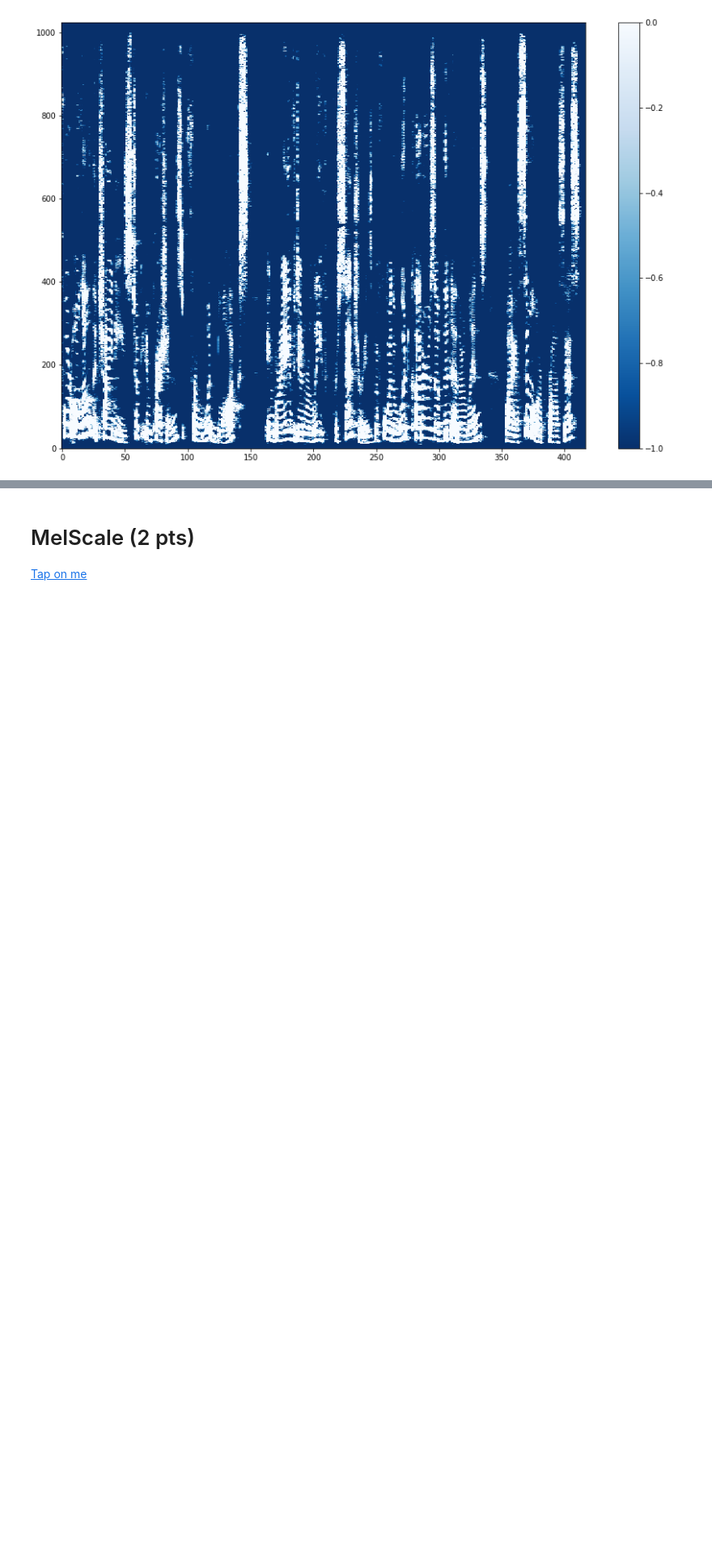
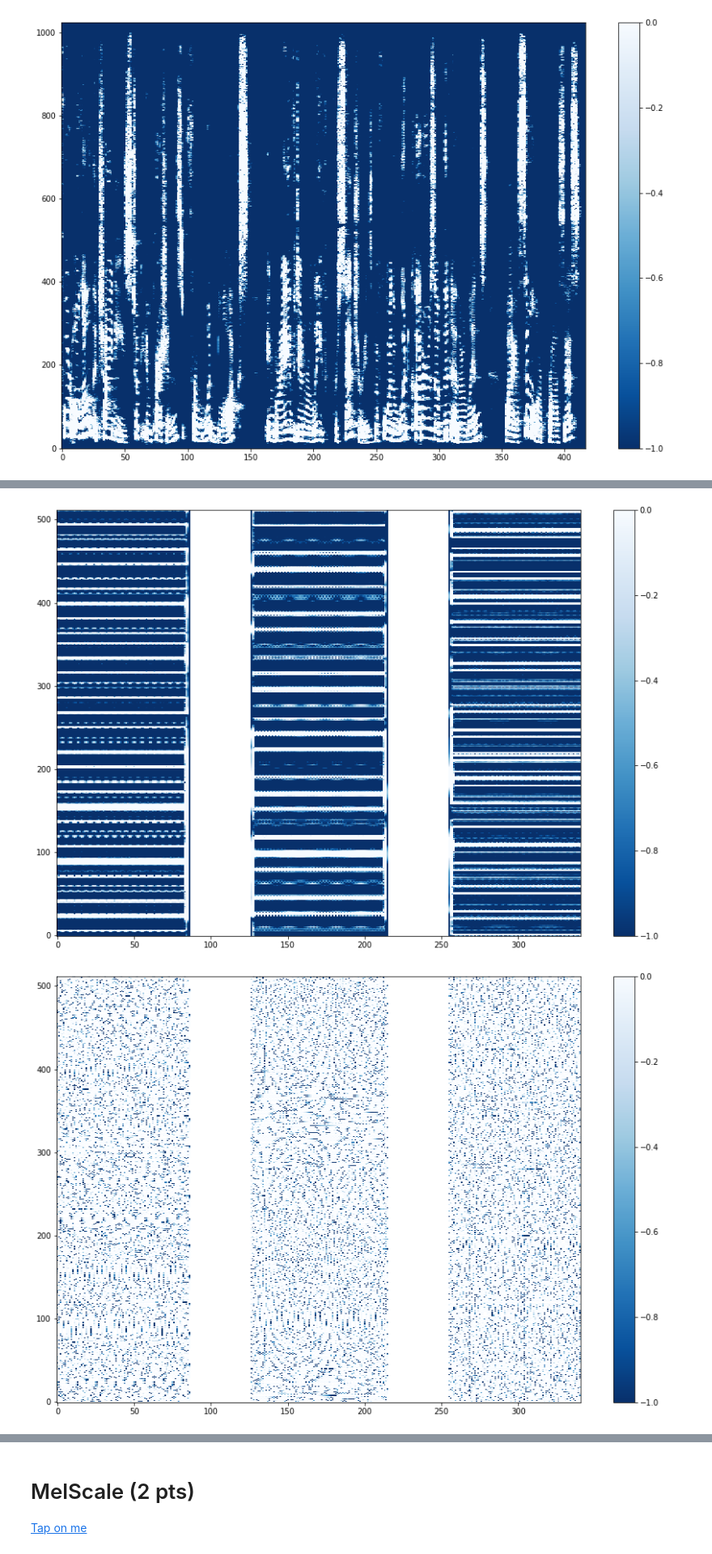
Before and after one commit to nikitakrutoy/itmo-dsp, a Jupyter notebook: HW2/homework.ipynb, the cells around one changed output, grey strips where cells are left out. Shown at 81% size. Saved outputs shown, nothing was run; the diff lists cells and outputs as text; code cells hidden in the pictures; blank space fills up the shorter version.

```diff
--- a/HW2/homework.ipynb
+++ b/HW2/homework.ipynb
@@ -247,0 +274,5 @@ Audio(wav, rate=sr)
+# %%
+plotFileSTFT('dtmf.wav')
+# %% [output]
+[figure, added]
+[figure, added]
```
Also changed, not shown: parts of 22 cells of this notebook, 1 other file.
